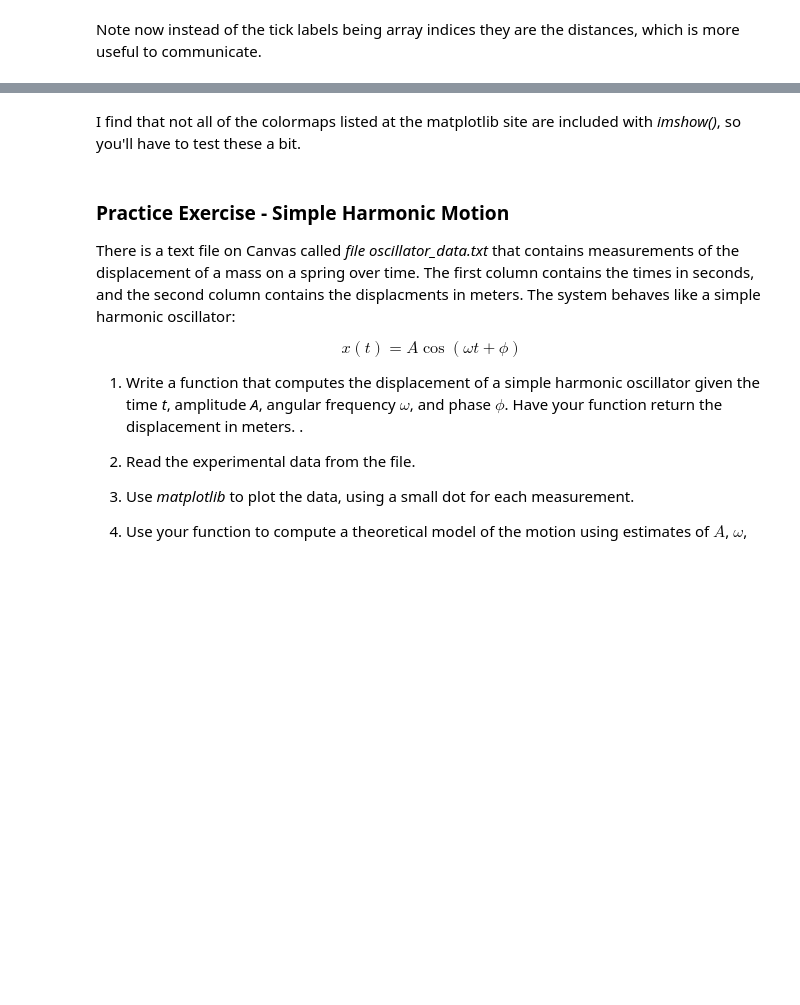
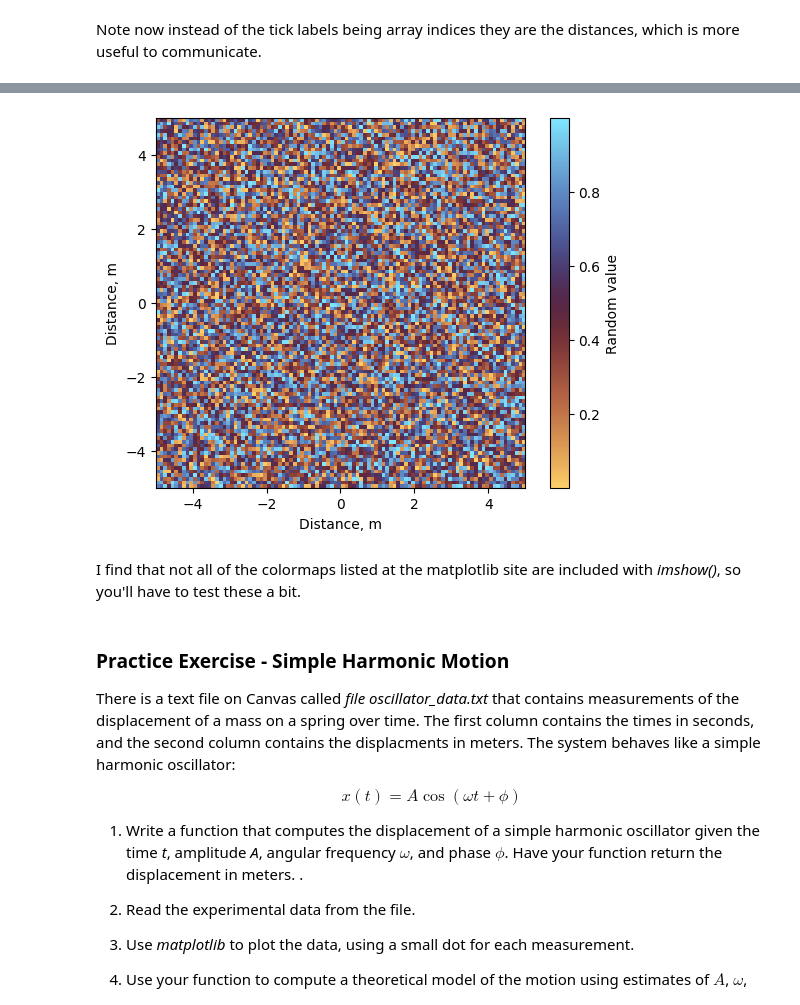
Before and after one commit to AcamaroCutcher/Computational-Physics, a Jupyter notebook: Class Notes/ph322_lecture04_apr09_2026_prelecture.ipynb, the cells around one changed output, grey strips where cells are left out. Cells and saved outputs as stored; diff of their text form; code cells hidden in the pictures; blank space fills up the shorter version.

```diff
--- a/Class Notes/ph322_lecture04_apr09_2026_prelecture.ipynb
+++ b/Class Notes/ph322_lecture04_apr09_2026_prelecture.ipynb
@@ -757,11 +820,13 @@ Maybe we want to use a diverging color scheme that show negative and positive po
 Let's use the seismic scheme:
 # %%
 # use keyword 'cmap' to change color scheme
-plt.imshow(random_array, origin="lower", extent=[-5,5,-5,5], cmap="seismic")
+plt.imshow(random_array, origin="lower", extent=[-5,5,-5,5], cmap="managua")
 plt.xlabel("Distance, m")
 plt.ylabel("Distance, m")
 plt.colorbar(label="Random value")
 plt.show()
+# %% [output]
+[figure, added]
 # %% [markdown]
 I find that not all of the colormaps listed at the matplotlib site are included with *imshow()*, so you'll have to test these a bit.
 # %% [markdown]
```
Also changed, not shown: parts of 17 cells of this notebook, 3 other files.
